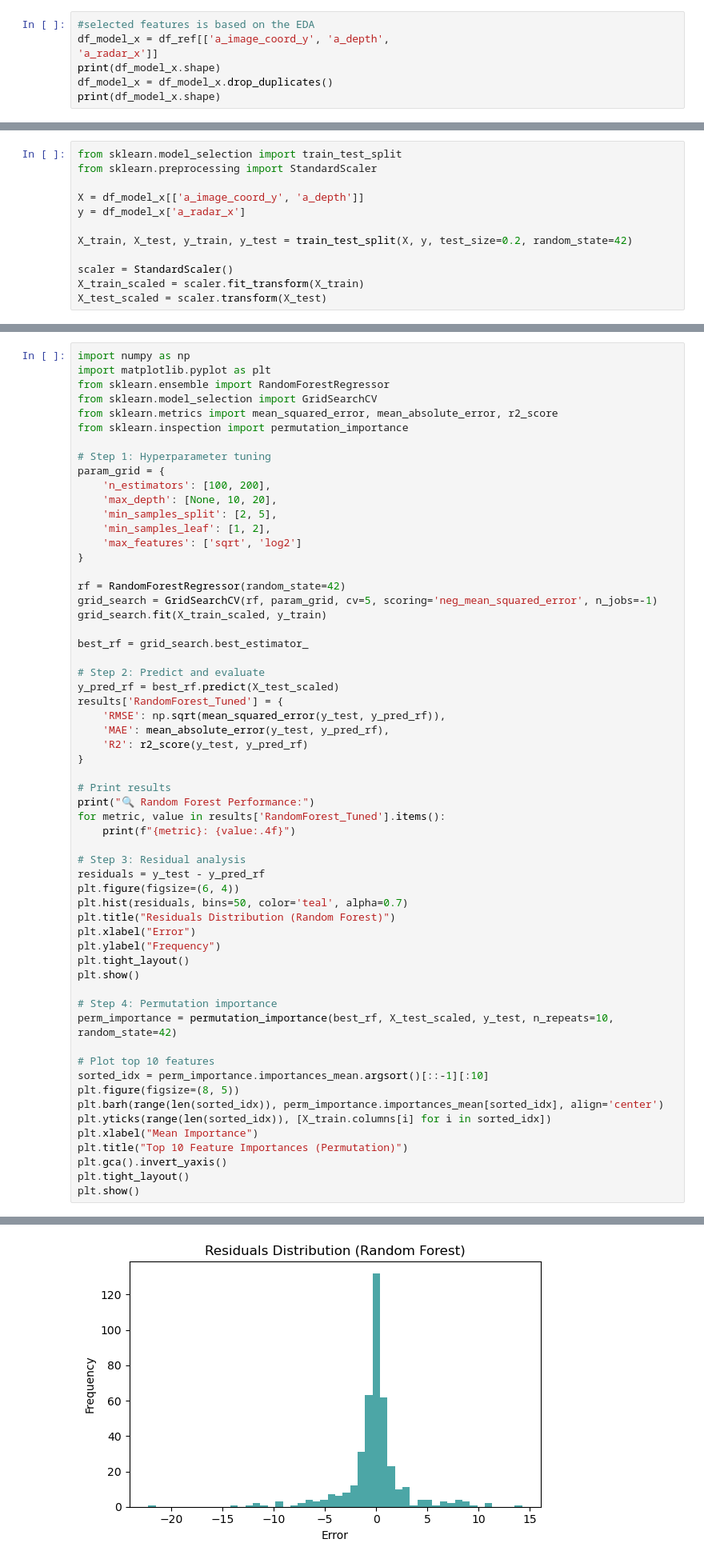
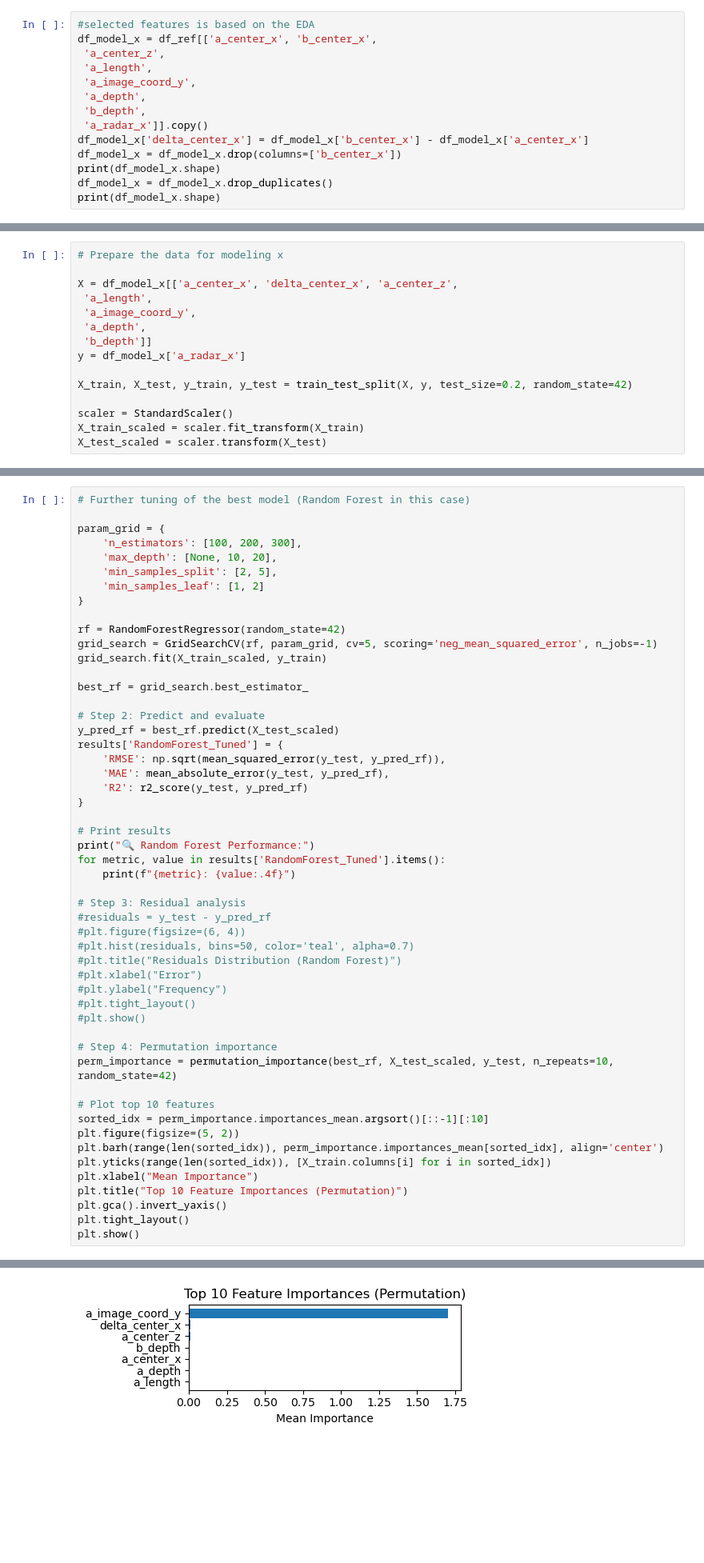
Before and after one commit to ndkrishna/radar_pcd, a Jupyter notebook: Model_Radarxy_v2.ipynb, the cells around one changed output, grey strips where cells are left out. Shown at 80% size. Saved outputs shown, nothing was run; the diff lists cells and outputs as text; blank space fills up the shorter version.

Commit message:
Updated and took data for the final report

```diff
--- a/Model_Radarxy_v2.ipynb
+++ b/Model_Radarxy_v2.ipynb
@@ -12,8 +31,15 @@ from sklearn.decomposition import PCA
 df_ref = pd.read_excel('Filtered_PCD_Annotations_AB.xlsx')
 # %%
 #selected features is based on the EDA
-df_model_x = df_ref[['a_image_coord_y', 'a_depth',
-'a_radar_x']]
+df_model_x = df_ref[['a_center_x', 'b_center_x',
+ 'a_center_z',
+ 'a_length',
+ 'a_image_coord_y',
+ 'a_depth',
+ 'b_depth',
+ 'a_radar_x']].copy()
+df_model_x['delta_center_x'] = df_model_x['b_center_x'] - df_model_x['a_center_x']
+df_model_x = df_model_x.drop(columns=['b_center_x'])
 print(df_model_x.shape)
 df_model_x = df_model_x.drop_duplicates()
 print(df_model_x.shape)
@@ -23,8 +49,11 @@ print(df_model_x.shape)
 # %%
-from sklearn.model_selection import train_test_split
-from sklearn.preprocessing import StandardScaler
+# Prepare the data for modeling x
 
-X = df_model_x[['a_image_coord_y', 'a_depth']]
+X = df_model_x[['a_center_x', 'delta_center_x', 'a_center_z',
+ 'a_length',
+ 'a_image_coord_y',
+ 'a_depth',
+ 'b_depth']]
 y = df_model_x['a_radar_x']
 
 X_train, X_test, y_train, y_test = train_test_split(X, y, test_size=0.2, random_state=42)
@@ -207,18 +125,11 @@ R2: 0.9413
 # %%
-import numpy as np
-import matplotlib.pyplot as plt
-from sklearn.ensemble import RandomForestRegressor
-from sklearn.model_selection import GridSearchCV
-from sklearn.metrics import mean_squared_error, mean_absolute_error, r2_score
-from sklearn.inspection import permutation_importance
+# Further tuning of the best model (Random Forest in this case)
 
-# Step 1: Hyperparameter tuning
 param_grid = {
-    'n_estimators': [100, 200],
+    'n_estimators': [100, 200, 300],
     'max_depth': [None, 10, 20],
     'min_samples_split': [2, 5],
-    'min_samples_leaf': [1, 2],
-    'max_features': ['sqrt', 'log2']
+    'min_samples_leaf': [1, 2]
 }
 
 rf = RandomForestRegressor(random_state=42)
@@ -241,21 +152,21 @@ for metric, value in results['RandomForest_Tuned'].items():
     print(f"{metric}: {value:.4f}")
 
 # Step 3: Residual analysis
-residuals = y_test - y_pred_rf
-plt.figure(figsize=(6, 4))
-plt.hist(residuals, bins=50, color='teal', alpha=0.7)
-plt.title("Residuals Distribution (Random Forest)")
-plt.xlabel("Error")
-plt.ylabel("Frequency")
-plt.tight_layout()
-plt.show()
+#residuals = y_test - y_pred_rf
+#plt.figure(figsize=(6, 4))
+#plt.hist(residuals, bins=50, color='teal', alpha=0.7)
+#plt.title("Residuals Distribution (Random Forest)")
+#plt.xlabel("Error")
+#plt.ylabel("Frequency")
+#plt.tight_layout()
+#plt.show()
 
 # Step 4: Permutation importance
 perm_importance = permutation_importance(best_rf, X_test_scaled, y_test, n_repeats=10, random_state=42)
 
 # Plot top 10 features
 sorted_idx = perm_importance.importances_mean.argsort()[::-1][:10]
-plt.figure(figsize=(8, 5))
+plt.figure(figsize=(5, 2))
 plt.barh(range(len(sorted_idx)), perm_importance.importances_mean[sorted_idx], align='center')
 plt.yticks(range(len(sorted_idx)), [X_train.columns[i] for i in sorted_idx])
 plt.xlabel("Mean Importance")
@@ -271 +182 @@ R2: 0.9611
-[figure, old version]
+[figure, new version]
```
Also changed, not shown: parts of 16 cells of this notebook, 9 other files.
